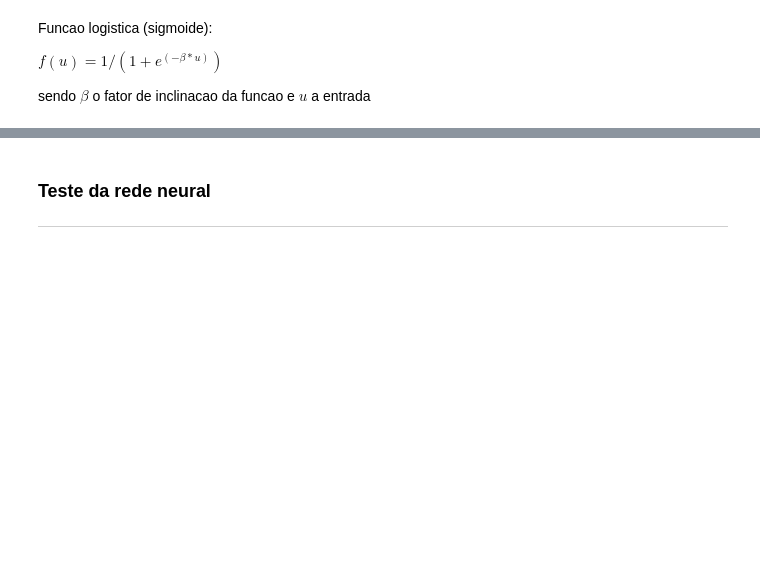
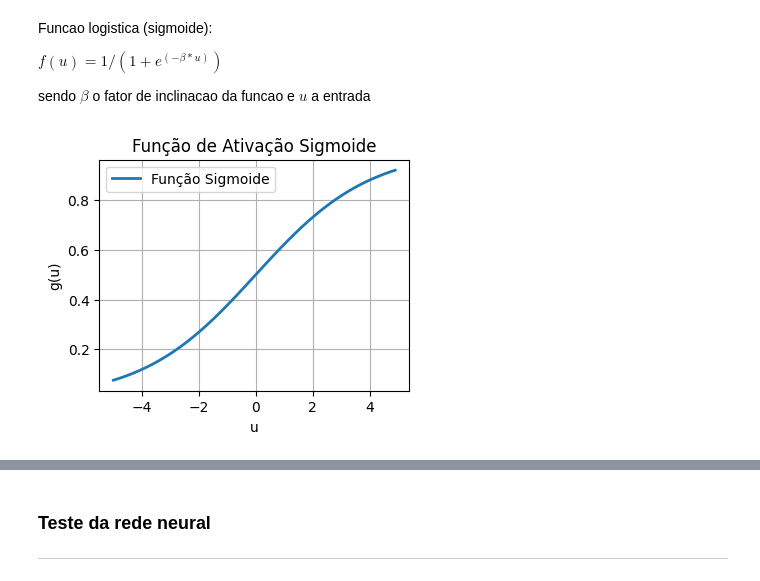
Before and after one commit to matthewz5/exercicios_praticos_RedesNeuraisArtificiais, a Jupyter notebook: Projeto_5.8_MLP/Projeto_1_5.8_MLP.ipynb, the cells around one changed output, grey strips where cells are left out. Saved outputs shown, nothing was run; the diff lists cells and outputs as text; code cells hidden in the pictures; blank space fills up the shorter version.

```diff
--- a/Projeto_5.8_MLP/Projeto_1_5.8_MLP.ipynb
+++ b/Projeto_5.8_MLP/Projeto_1_5.8_MLP.ipynb
@@ -95,17 +95,19 @@ def func_ativacao(u, beta):
 # %%
 # Plot Funcao de Ativacao
 
 u = np.arange(-5,5,0.1)
 resultado = func_ativacao(u, 0.5)
 
-plt.figure(figsize=(8, 6))
+plt.figure(figsize=(4, 3))
 plt.plot(u, resultado, label='Função Sigmoide', linewidth=2)
 plt.xlabel('u')
 plt.ylabel('g(u)')
 plt.title('Função de Ativação Sigmoide')
 plt.grid(True)
 plt.legend()
 plt.show()
+# %% [output]
+[figure, added]
 # %%
 def func_ativacao_derivada(u, beta):
 
```
Also changed, not shown: parts of 5 cells of this notebook, 12 other files.
